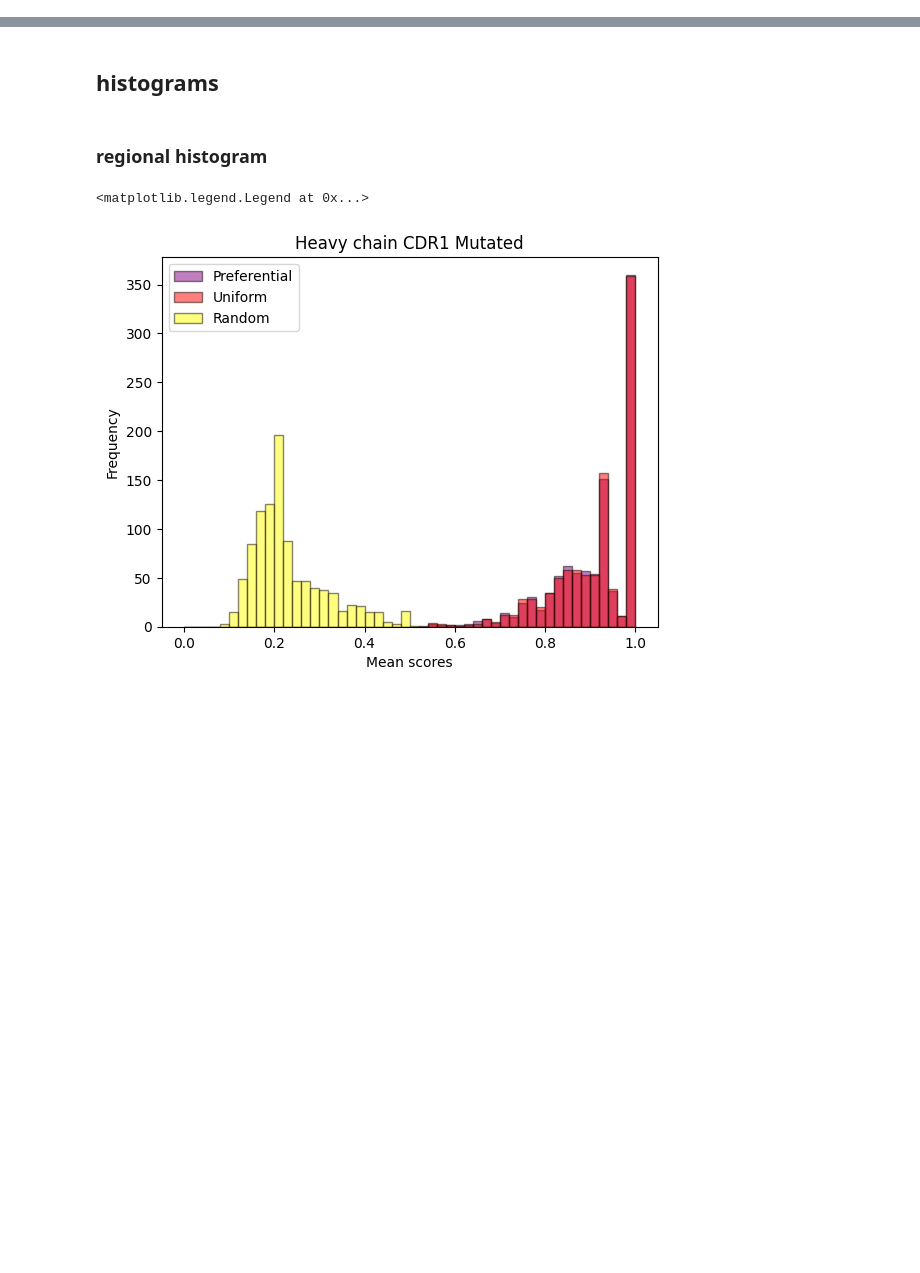
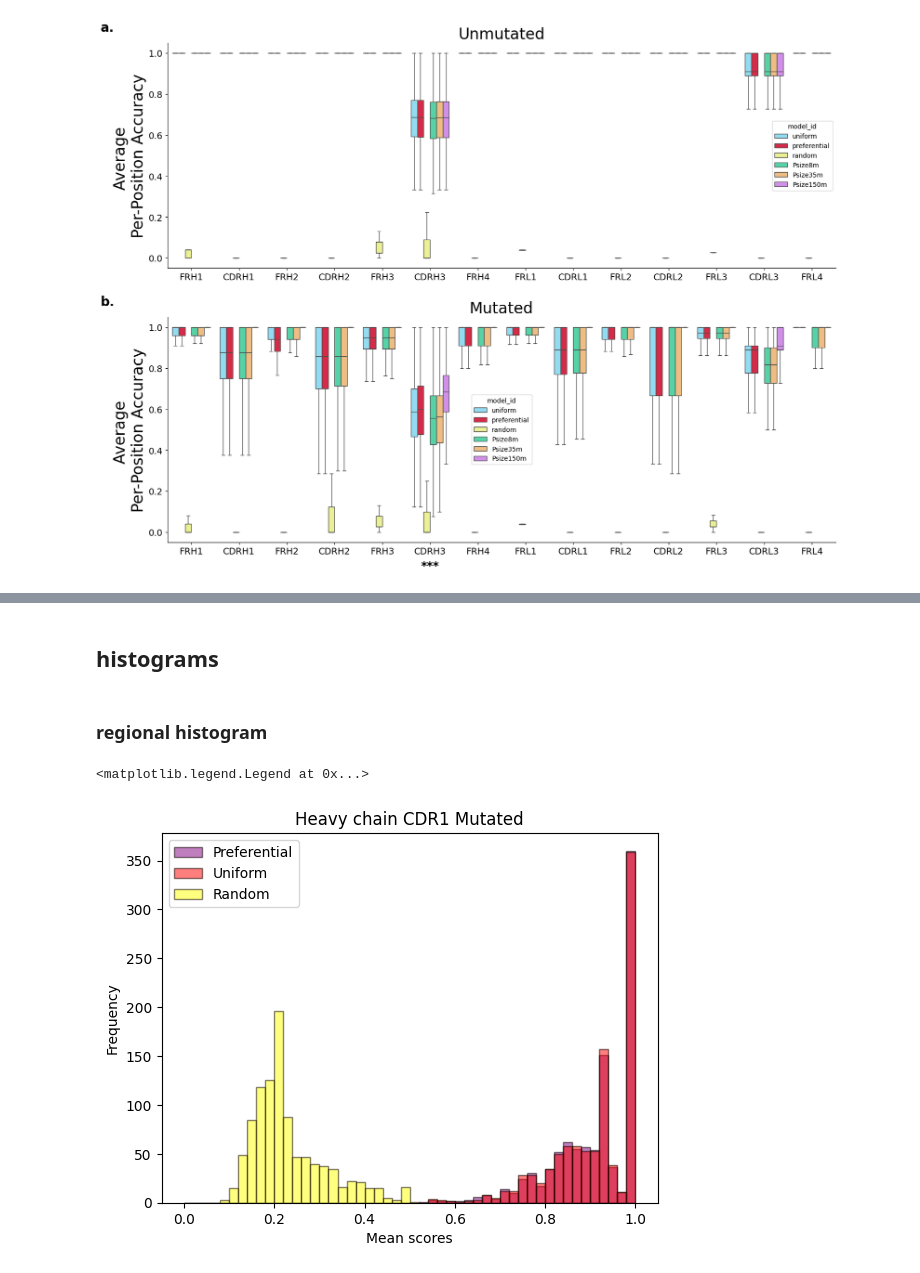
Before and after one commit to Rachel-Punter/AbLM-Metric, a Jupyter notebook: ppi_plots.ipynb, the cells around one changed output, grey strips where cells are left out. Saved outputs shown, nothing was run; the diff lists cells and outputs as text; code cells hidden in the pictures; blank space fills up the shorter version.

```diff
--- a/ppi_plots.ipynb
+++ b/ppi_plots.ipynb
@@ -2,0 +220,18 @@
+# %%
+model_stats = {
+
+    "uniform_germline": "./results/uniform_germline_1000.json",
+    "preferential_germline": "./results/preferential_germline_1000.json",
+    "uniform_mutated": "./results/uniform_mutated_1000.json",
+    "preferential_mutated": "./results/preferential_mutated_1000.json",
+
+    "random_germline": "./results/random_germline_1000.json",
+    "random_mutated": "./results/random_mutated_1000.json",
+    "8M-F_germline": "./results/8M-F_germline_10000.parquet",
+    "8M-F_mutated": "./results/8M-F_mutated_10000.parquet",
+    "35M-F_germline": "./results/35M-F_germline_10000.parquet",
+    "35M-F_mutated": "./results/35M-F_mutated_10000.parquet",
+    "150M-F_germline": "./results/150M-F_germline_10000.parquet",
+
+
+}
@@ -2,0 +331,65 @@
+# %%
+# consolidate stats and calculate statistical significance
+# note: can replace "accuracy" with a different inference metric ("score", "loss", "perplexity")
+g_data = make_stats_df(model_stats["uniform_germline"], model_stats["preferential_germline"], model_stats["random_germline"], model_stats["8M-F_germline"],
+                       model_stats["35M-F_germline"], model_stats["150M-F_germline"])
+g_pvals = dep_ttest(g_data, "accuracy", "uniform", "preferential")
+m_data = make_stats_df(model_stats["uniform_mutated"], model_stats["preferential_mutated"], model_stats["random_mutated"], model_stats["8M-F_mutated"],
+                       model_stats["35M-F_mutated"], model_stats["150M-F_germline"])
+m_pvals = dep_ttest(m_data, "accuracy", "uniform", "preferential")
+
+plots = {
+    "a.": {
+        "title": "Unmutated",
+        "data": g_data,
+        "pvals": g_pvals,
+        "pval_offset": 0.15,
+    },
+    "b.": {
+        "title": "Mutated",
+        "data": m_data,
+        "pvals": m_pvals,
+        "pval_offset": -0.18,
+    },
+}
+
+# plotting
+fig, ax = plt.subplot_mosaic([['a.'], ['b.'],],
+                              layout='constrained',
+                              figsize=(16, 12),
+                              gridspec_kw={"wspace": 0.05, "hspace": 0.05},
+                             )
+for label, x in plots.items():
+    title = x["title"]
+    data = x["data"]
+    pvals = x["pvals"]
+    offset = x["pval_offset"]
+
+    # main plot
+    sns.boxplot(x="region", y="accuracy", hue="model_id",
+              data=data, ax=ax[label],
+              palette=["#84E3FF", "#F01035", "#F8FF83", "#42e6ac", "#FFBE73", "#D881F7"],
+              showfliers=False)
+
+    # p-values (multiple testing with 14 regions
+    asterisks = [convert_pvalue_to_asterisks(p, len(pvals)) for p in pvals]
+    for idx, p in enumerate(asterisks):
+        ax[label].text(x=idx, y=offset, s=p,
+                       ha="center", fontsize=18, weight="bold")
+
+    # labels
+    ax[label].set_title(title, fontsize=24)
+    ax[label].set_xlabel("", size=24)
+    ax[label].set_ylabel("Average \nPer-Position Accuracy", size=24)
+    ax[label].tick_params(labelsize=14)
+    # plt.legend(bbox_to_anchor=(1.05, 1), loc='upper left', borderaxespad=0, title='Model')
+    # ax[label].legend(handles=ax[label].get_legend_handles_labels()[0],
+    #                  labels = model_id,
+    #                  loc = "lower left",
+    #                  title="Model", title_fontsize=14, fontsize=12)
+    ax[label].annotate(label, xy=(-0.1, 1.05), xycoords="axes fraction",
+                       fontsize=20, weight="bold")
+
+sns.despine()
+plt.savefig("./results/inference.png", bbox_inches='tight')
+# %% [output]
@@ -2,0 +414 @@
+[figure, added]
```
Also changed, not shown: parts of 18 cells of this notebook, 4 other files.
